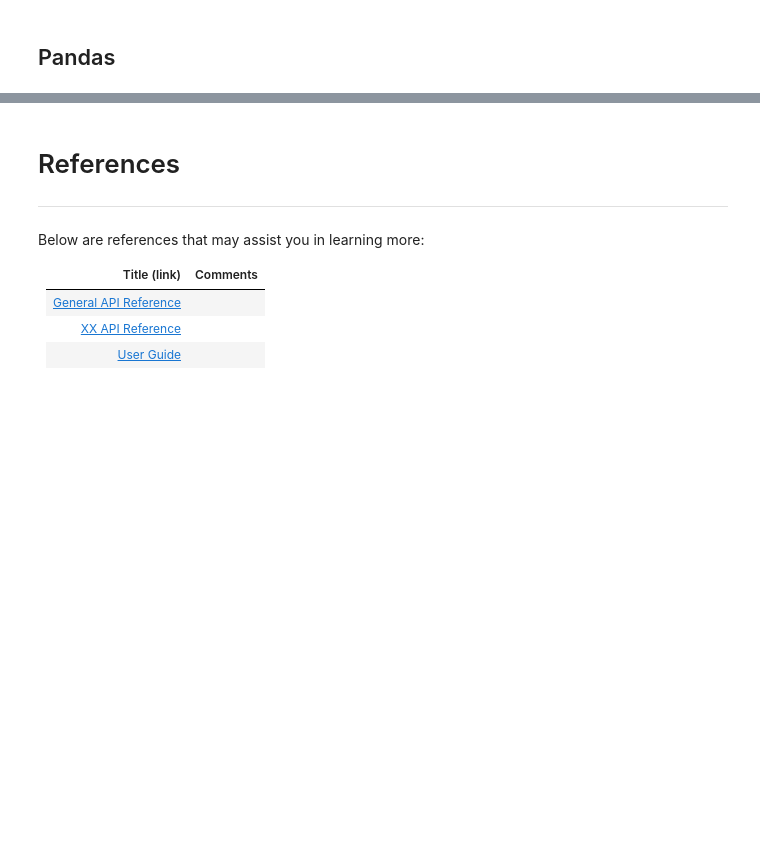
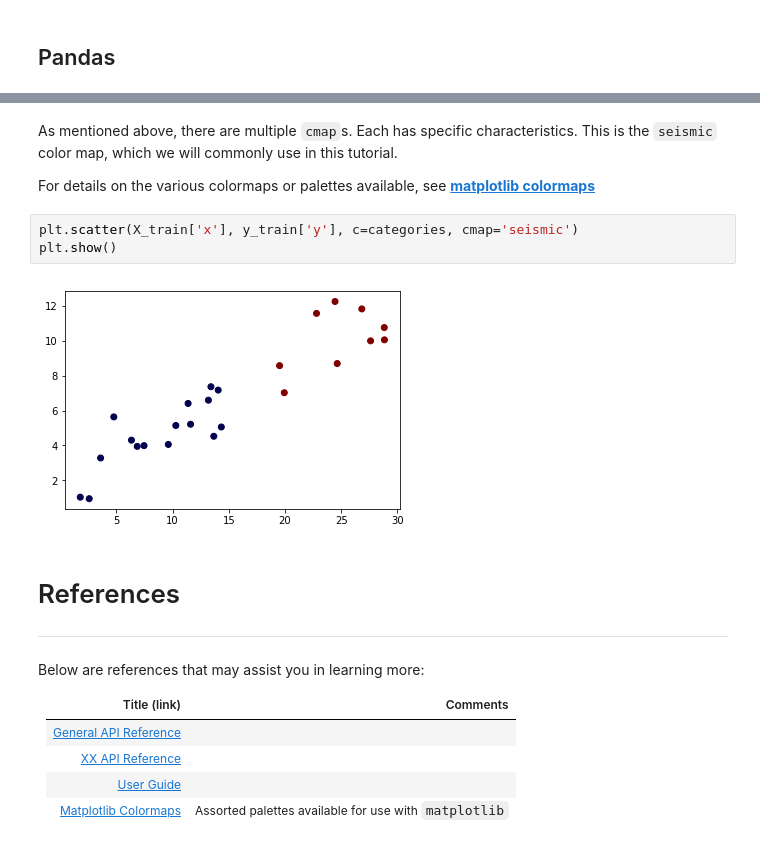
Before and after one commit to chalmerlowe/machine_learning, a Jupyter notebook: testing/data_handling.ipynb, the cells around one changed output, grey strips where cells are left out. Cells and saved outputs as stored; diff of their text form; blank space fills up the shorter version.

```diff
--- a/testing/data_handling.ipynb
+++ b/testing/data_handling.ipynb
@@ -410,3 +337,12 @@ If you want to continue on at your own-pace, please feel free to do so.
+# %% [markdown]
+As mentioned above, there are multiple `cmap`s. Each has specific characteristics. This is the `seismic` color map, which we will commonly use in this tutorial.
+
+For details on the various colormaps or palettes available, see [**matplotlib colormaps**](https://matplotlib.org/users/colormaps.html)
+# %%
+plt.scatter(X_train['x'], y_train['y'], c=categories, cmap='seismic')
+plt.show()
+# %% [output]
+[figure, added]
 # %% [markdown]
 # References
 ---
@@ -418,3 +354,4 @@ Below are references that may assist you in learning more:
 |[General API Reference](https://scikit-learn.org/stable/modules/classes.html)||
 |[XX API Reference]()||
 |[User Guide]()||
+|[Matplotlib Colormaps](https://matplotlib.org/users/colormaps.html)|Assorted palettes available for use with `matplotlib`|
```
Also changed, not shown: parts of 62 cells of this notebook.
